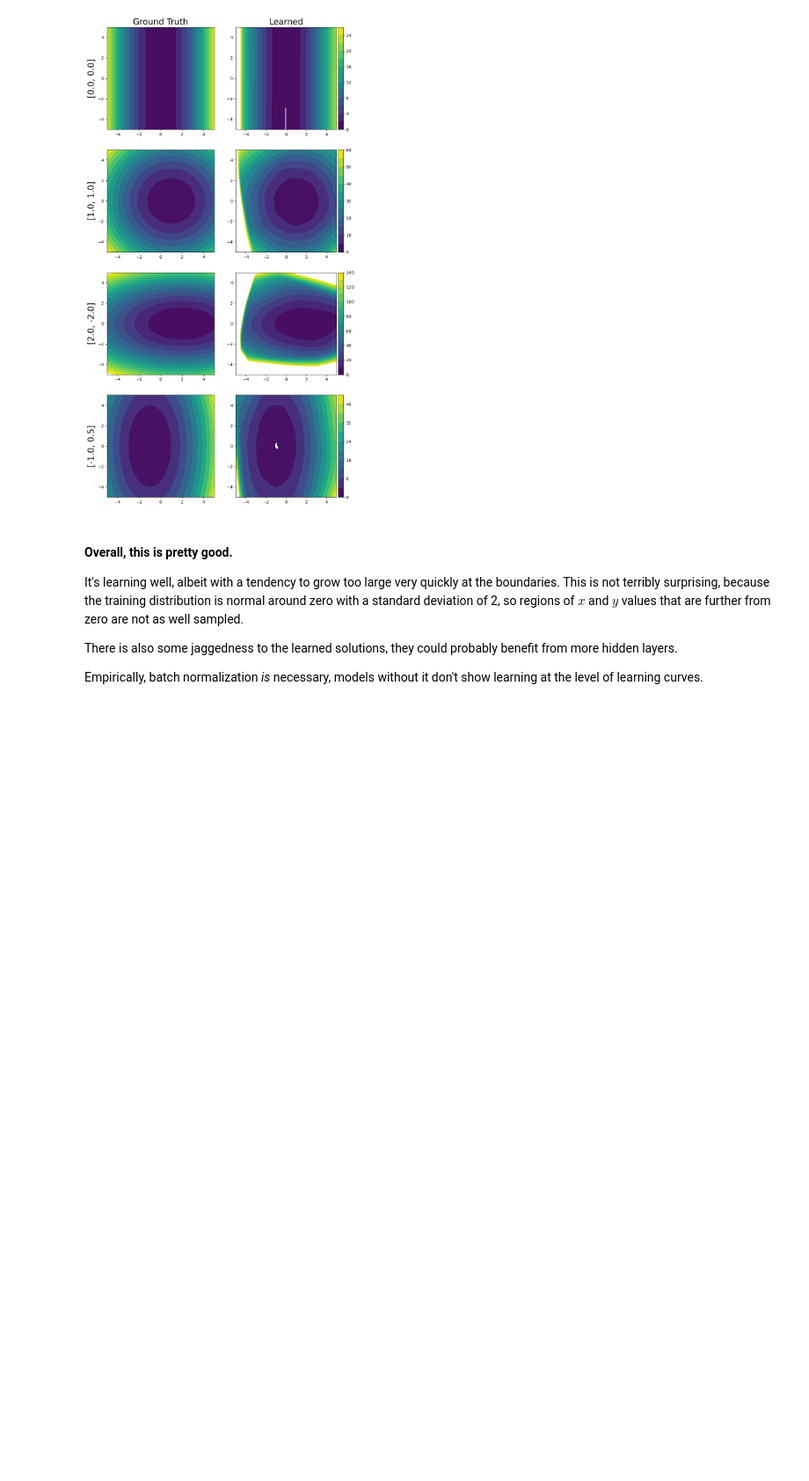
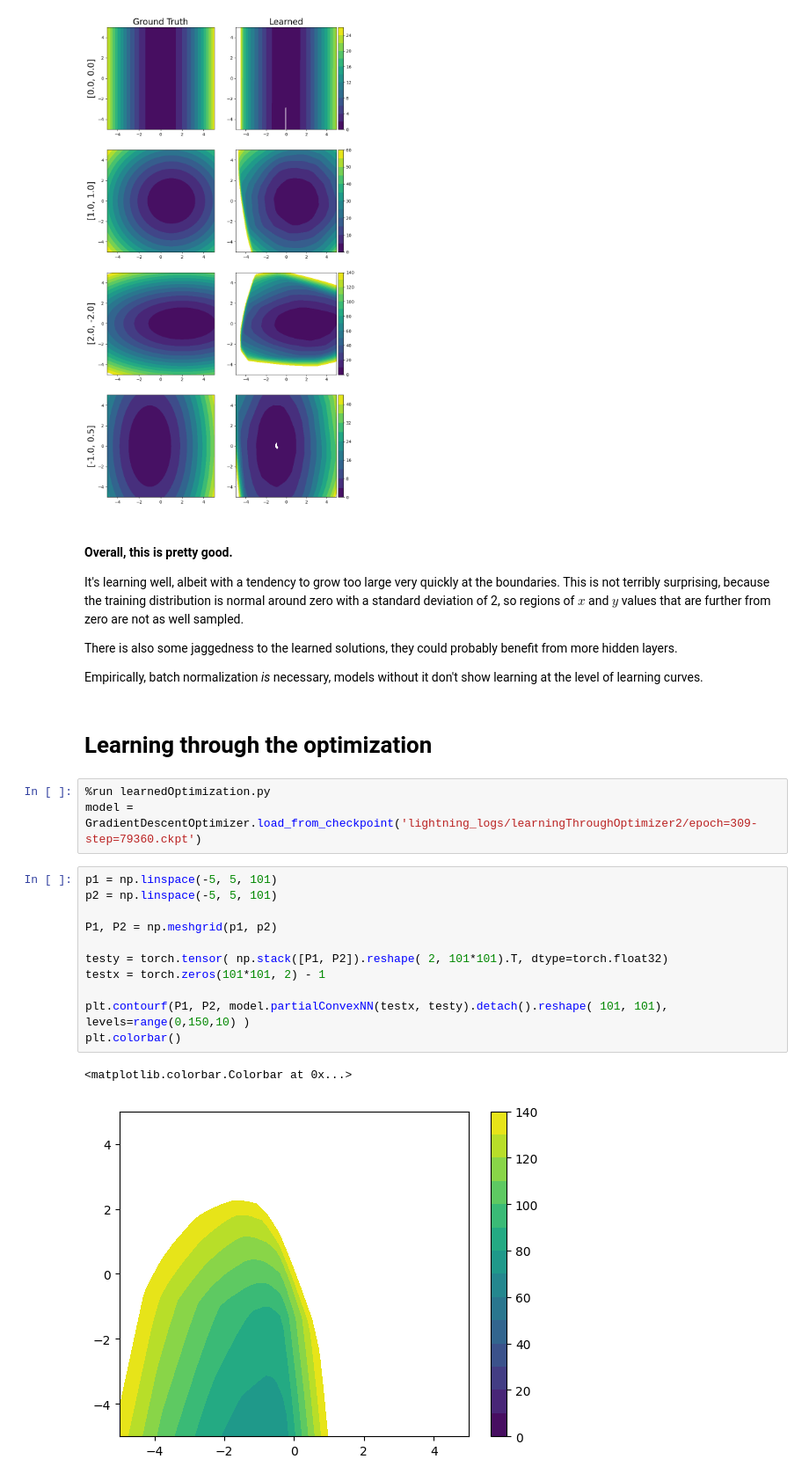
Before and after one commit to lrast/paperReproductions, a Jupyter notebook: inputConvexNeuralNetworks/DevelopmentTests.ipynb, the cells around one changed output. Shown: that part at 88% size. Cells and saved outputs as stored; diff of their text form; blank space fills up the shorter version.

```diff
--- a/inputConvexNeuralNetworks/DevelopmentTests.ipynb
+++ b/inputConvexNeuralNetworks/DevelopmentTests.ipynb
@@ -199,3 +197,22 @@ It's learning well, albeit with a tendency to grow too large very quickly at the
 There is also some jaggedness to the learned solutions, they could probably benefit from more hidden layers.
 
 Empirically, batch normalization _is_ necessary, models without it don't show learning at the level of learning curves.
+# %% [markdown]
+# Learning through the optimization
+# %%
+%run learnedOptimization.py
+model = GradientDescentOptimizer.load_from_checkpoint('lightning_logs/learningThroughOptimizer2/epoch=309-step=79360.ckpt')
+# %%
+p1 = np.linspace(-5, 5, 101)
+p2 = np.linspace(-5, 5, 101)
+
+P1, P2 = np.meshgrid(p1, p2)
+
+testy = torch.tensor( np.stack([P1, P2]).reshape( 2, 101*101).T, dtype=torch.float32)
+testx = torch.zeros(101*101, 2) - 1
+
+plt.contourf(P1, P2, model.partialConvexNN(testx, testy).detach().reshape( 101, 101), levels=range(0,150,10) )
+plt.colorbar()
+# %% [output]
+<matplotlib.colorbar.Colorbar at 0x...>
+[figure, added]
```
Also changed, not shown: parts of 4 cells of this notebook, 3 other files.
